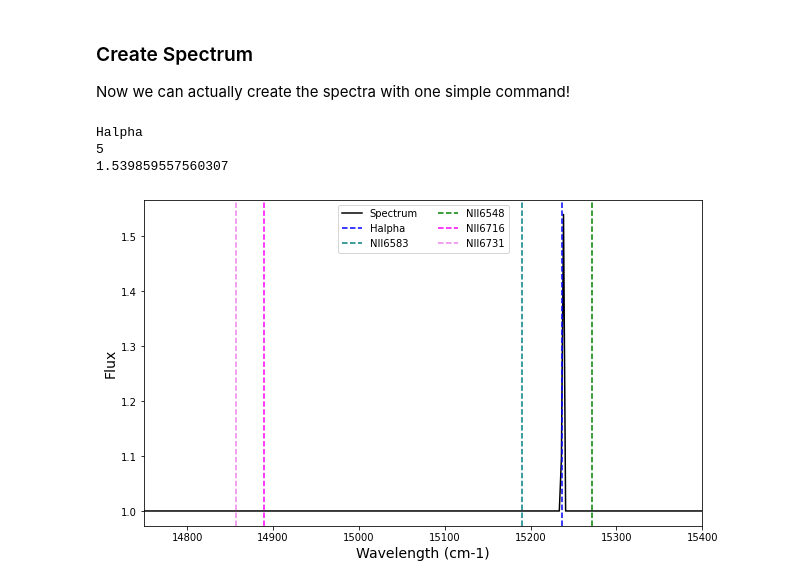
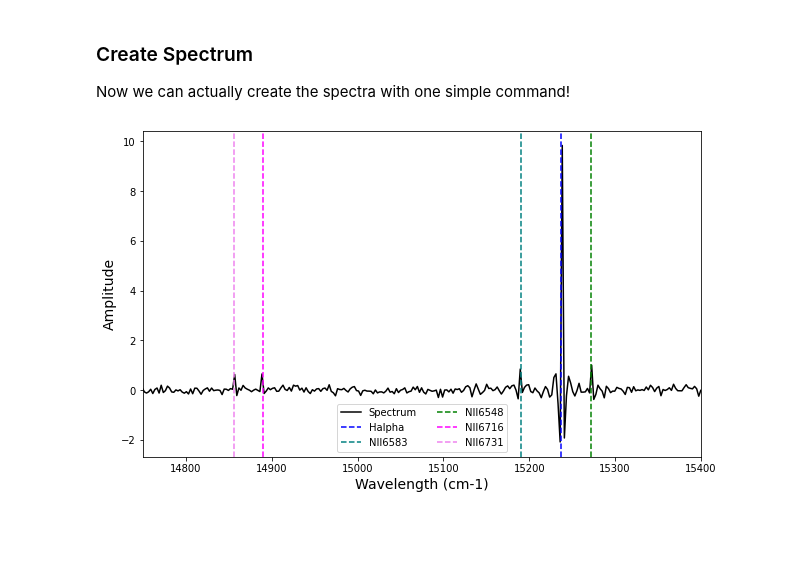
Before and after one commit to crhea93/LUCI, a Jupyter notebook: Examples/Create-Mock-Spectrum.ipynb, the cells around one changed output. Drawn from its saved outputs; the diff is of its cells as text; code cells hidden in the pictures; blank space fills up the shorter version.

Commit message:
Fixed sinc function & finished mock spectra

```diff
--- a/Examples/Create-Mock-Spectrum.ipynb
+++ b/Examples/Create-Mock-Spectrum.ipynb
@@ -22,36 +22,32 @@ They are the following:
  - resolution: Spectral resolution
  - snr: Signal to noise ratio
 # %%
-lines = ['Halpha']#, 'NII6583', 'NII6548', 'SII6716', 'SII6731']
-fit_function = 'gaussian'
-ampls = [5]#, 3, 1, 0.5, 0.45]  # Just randomly choosing these
+lines = ['Halpha', 'NII6583', 'NII6548', 'SII6716', 'SII6731']
+fit_function = 'sinc'
+ampls = [10, 1, 1, 0.5, 0.45]  # Just randomly choosing these
 velocity = 0  # km/s
 broadening = 10  # km/s
 filter_ = 'SN3'
 resolution = 5000
-snr = 50
+snr = 100
 # %% [markdown]
 ### Create Spectrum
 Now we can actually create the spectra with one simple command!
 # %%
 spectrum_axis, spectrum = Spectrum(lines, fit_function, ampls, velocity, broadening, filter_, resolution, snr).create_spectrum()
-# %% [output]
-Halpha
-5
-1.539859557560307
 # %%
 plt.figure(figsize=(10,6))
 plt.plot(spectrum_axis, spectrum, color='black', label='Spectrum')
 plt.xlim(14750, 15400)
 plt.xlabel('Wavelength (cm-1)', fontsize=14)
-plt.ylabel('Flux', fontsize=14)
+plt.ylabel('Amplitude', fontsize=14)
 plt.axvline(1e7/656.3, label='Halpha', color='blue', linestyle='--')
 plt.axvline(1e7/658.3, label='NII6583', color='teal', linestyle='--')
 plt.axvline(1e7/654.8, label='NII6548', color='green', linestyle='--')
 plt.axvline(1e7/671.6, label='NII6716', color='magenta', linestyle='--')
 plt.axvline(1e7/673.1, label='NII6731', color='violet', linestyle='--')
 plt.legend(ncol=2)
 
 plt.show()
 # %% [output]
-[figure, old version]
+[figure, new version]
```
Also changed, not shown: 4 other files.
